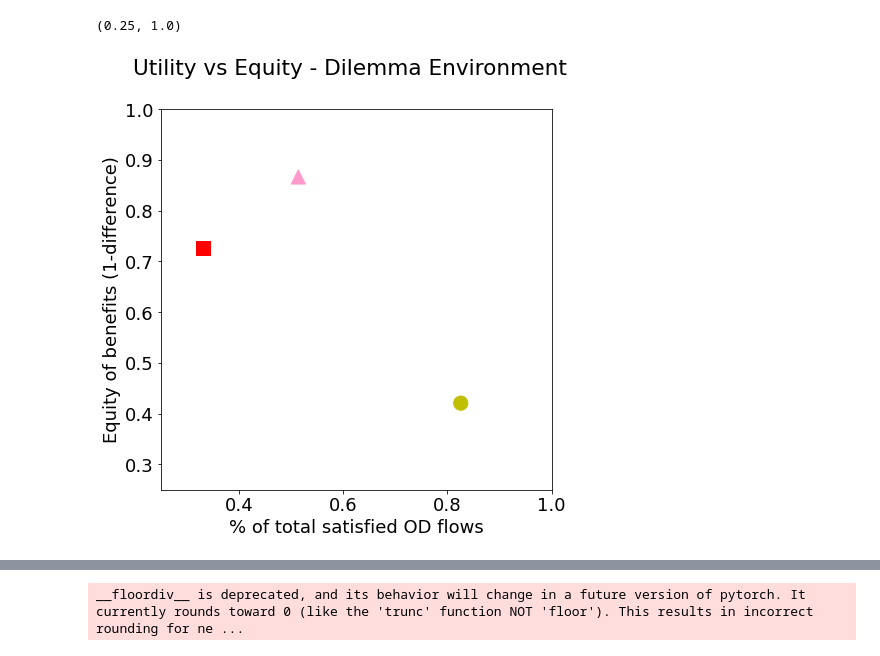
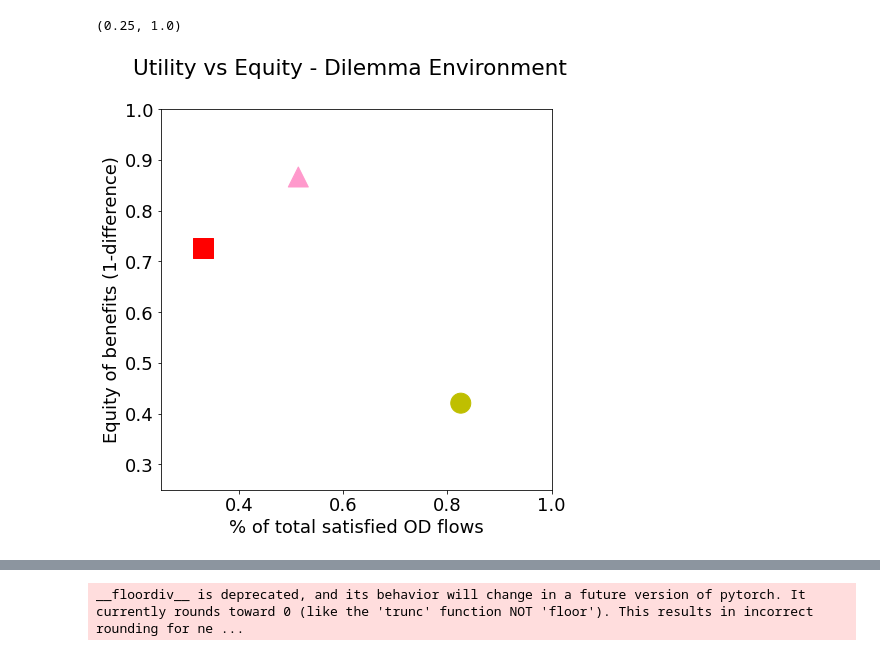
Before and after one commit to dimichai/fair-network-expansion, a Jupyter notebook: result_plotter.ipynb, the cells around one changed output, grey strips where cells are left out. Drawn from its saved outputs; the diff is of its cells as text; code cells hidden in the pictures.

```diff
--- a/result_plotter.ipynb
+++ b/result_plotter.ipynb
@@ -41,35 +41,35 @@ metrics
 # From https://github.com/matplotlib/matplotlib/issues/11155
 def mscatter(x,y,ax=None, m=None, **kw):
     import matplotlib.markers as mmarkers
     if not ax: ax=plt.gca()
     sc = ax.scatter(x,y,**kw)
     if (m is not None) and (len(m)==len(x)):
         paths = []
         for marker in m:
             if isinstance(marker, mmarkers.MarkerStyle):
                 marker_obj = marker
             else:
                 marker_obj = mmarkers.MarkerStyle(marker)
             path = marker_obj.get_path().transformed(
                         marker_obj.get_transform())
             paths.append(path)
         sc.set_paths(paths)
 
 metrics_plot = metrics.drop_duplicates(['group_ods_pct', 'group_gini'])
 fig, ax = plt.subplots(figsize=(7, 7))
-s = np.repeat(200, metrics_plot.shape[0])
+s = np.repeat(400, metrics_plot.shape[0])
 m = ['o','^', 's']
 c = ['y', '#FF99CC', '#FF0000']
 
 scatter = mscatter(metrics_plot['group_ods_pct'], metrics_plot['group_pct_diff'], c=c, s=s, m=m, ax=ax)
 ax.set_xlabel('% of total satisfied OD flows', fontsize=18)
 ax.set_ylabel('Equity of benefits (1-difference)', fontsize=18)
 fig.suptitle('Utility vs Equity - Dilemma Environment')
 ax.set_ylim((0.25,1))
 ax.set_xlim((0.25,1))
 # %% [output]
 (0.25, 1.0)
-[figure, old version]
+[figure, new version]
 # %%
 metrics.drop_duplicates(['group_ods_pct', 'group_gini'])
 # %% [output]
```
